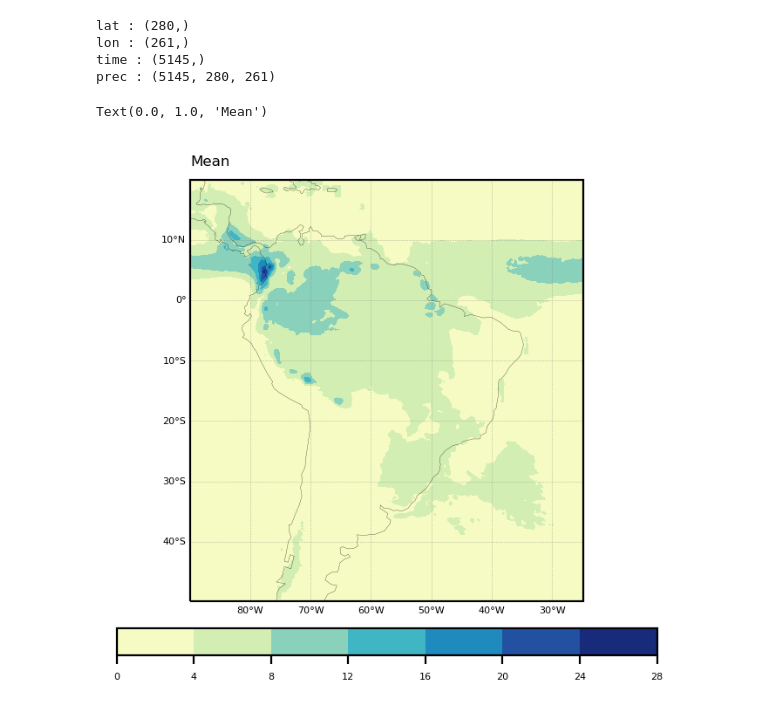
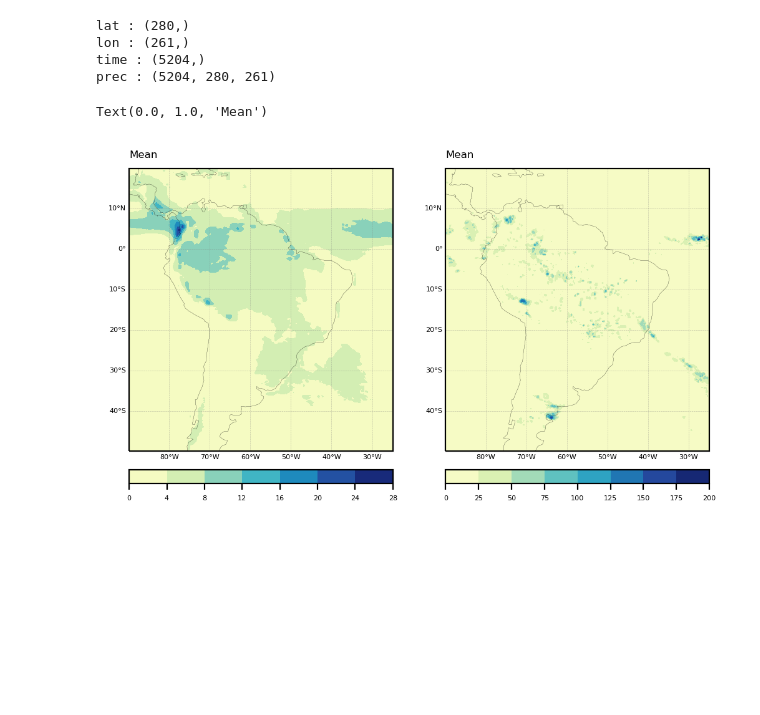
Before and after one commit to mhacarthur/TRMM_processing, a Jupyter notebook: jupyter/test_plot.ipynb, the cells around one changed output. Cells and saved outputs as stored; diff of their text form; code cells hidden in the pictures; blank space fills up the shorter version.

Commit message:
create TRMM 1998_12 to 2013_02

```diff
--- a/jupyter/test_plot.ipynb
+++ b/jupyter/test_plot.ipynb
@@ -10,7 +10,7 @@ import cartopy
 import cartopy.crs as ccrs
 from netCDF4 import Dataset
 # %%
-data = ca.read_netcdf('/media/arturo/Arturo/Data/TRMM/3B42_v7_1dy/3B42_1998_12_2012_12_1dy_01x01.nc',2)
+data = ca.read_netcdf('/mnt/Data/Data/TRMM/3B42_1998_12_2013_02_1dy_025x025.nc',2)
 lat = data['lat']
 lon = data['lon']
 pre = data['prec']
@@ -20,32 +20,46 @@ pre_mean = np.mean(pre,axis=0)
 # %% [output]
 lat : (280,)
 lon : (261,)
-time : (5145,)
-prec : (5145, 280, 261)
+time : (5204,)
+prec : (5204, 280, 261)
 # %%
 linewidth_shape = 0.2
 
 levels = None
 
 proj = ccrs.PlateCarree()
 cmap = plt.cm.YlGnBu
 
-fig = plt.figure(figsize=(4,4),dpi=200)
-gs = gridspec.GridSpec(1,1)
+fig = plt.figure(figsize=(6,4),dpi=200)
+gs = gridspec.GridSpec(1,2)
 
 ax1 = plt.subplot(gs[0, 0], projection = proj)
 ax1.coastlines(linestyle='-',linewidth=0.1,color='black',zorder=4)
 a1 = ax1.contourf(lon2d, lat2d,pre_mean,levels = levels, cmap=cmap)
 gl = ax1.gridlines(crs=proj,draw_labels=True,linewidth=0.2,color='gray',alpha=0.5,linestyle='--')
 gl.top_labels = False
 gl.bottom_labels = True
 gl.left_labels = True
 gl.right_labels = False
 gl.xlabel_style = {'size': 4, 'color': 'k'}
 gl.ylabel_style = {'size': 4, 'color': 'k'}
 cbar1 = plt.colorbar(a1,orientation='horizontal',pad=0.05)
 cbar1.ax.tick_params(labelsize=4)
 ax1.set_title('Mean',fontsize=6,loc='left')
+
+ax1 = plt.subplot(gs[0, 1], projection = proj)
+ax1.coastlines(linestyle='-',linewidth=0.1,color='black',zorder=4)
+a1 = ax1.contourf(lon2d, lat2d,pre[-1,:,:],levels = None, cmap=cmap)
+gl = ax1.gridlines(crs=proj,draw_labels=True,linewidth=0.2,color='gray',alpha=0.5,linestyle='--')
+gl.top_labels = False
+gl.bottom_labels = True
+gl.left_labels = True
+gl.right_labels = False
+gl.xlabel_style = {'size': 4, 'color': 'k'}
+gl.ylabel_style = {'size': 4, 'color': 'k'}
+cbar1 = plt.colorbar(a1,orientation='horizontal',pad=0.05)
+cbar1.ax.tick_params(labelsize=4)
+ax1.set_title('Mean',fontsize=6,loc='left')
 # %% [output]
 Text(0.0, 1.0, 'Mean')
-[figure, old version]
+[figure, new version]
```
Also changed, not shown: 1 other file.
